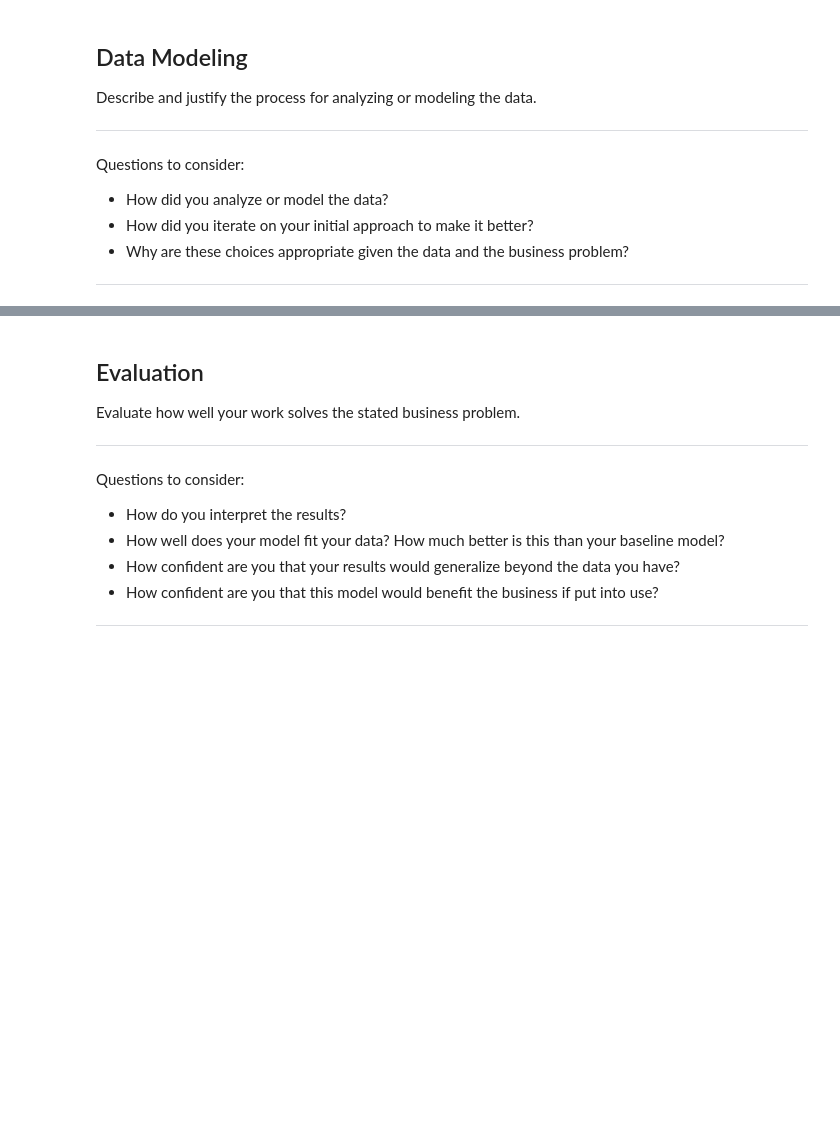
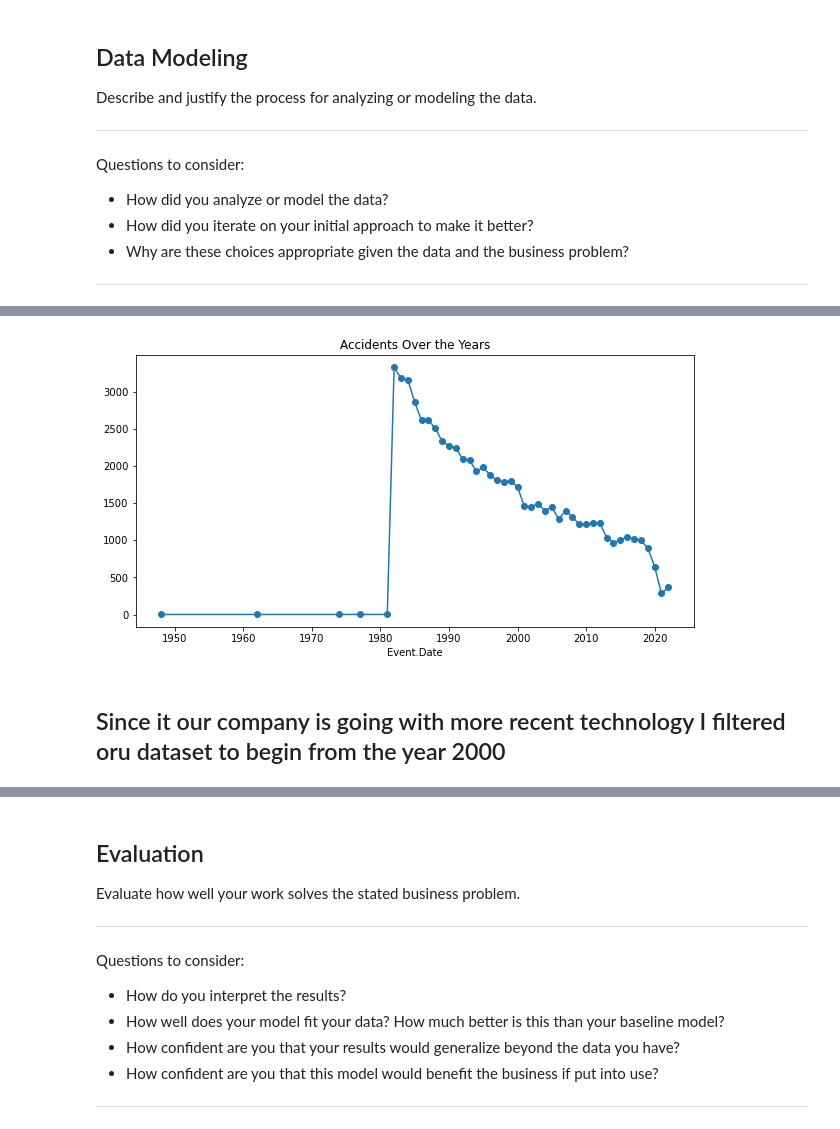
Before and after one commit to kkipkorir/Aviation-Risk-Evaluation, a Jupyter notebook: dsc-phase1-project-template.ipynb, the cells around one changed output, grey strips where cells are left out. Cells and saved outputs as stored; diff of their text form; code cells hidden in the pictures; blank space fills up the shorter version.

```diff
--- a/dsc-phase1-project-template.ipynb
+++ b/dsc-phase1-project-template.ipynb
@@ -309,0 +531,3 @@ mod_aviation_df =
+# %%
+mod_aviation_df["Make"] = mod_aviation_df["Make"].replace(replacement_dict)
+print(mod_aviation_df["Make"].value_counts())
@@ -321,0 +584,11 @@ Questions to consider:
+# %%
+#first convert Event.Date to date time
+mod_aviation_df['Event.Date'] = pd.to_datetime(mod_aviation_df['Event.Date'])
+yearly_accidents = mod_aviation_df.groupby(mod_aviation_df['Event.Date'].dt.year).size()
+
+# visualize accident trends over time
+yearly_accidents.plot(kind='line', figsize=(10,5), marker='o', title='Accidents Over the Years');
+# %% [output]
+[figure, added]
+# %% [markdown]
+## Since it our company is going with more recent technology I filtered oru dataset to begin from the year 2000
```
Also changed, not shown: parts of 30 cells of this notebook.
